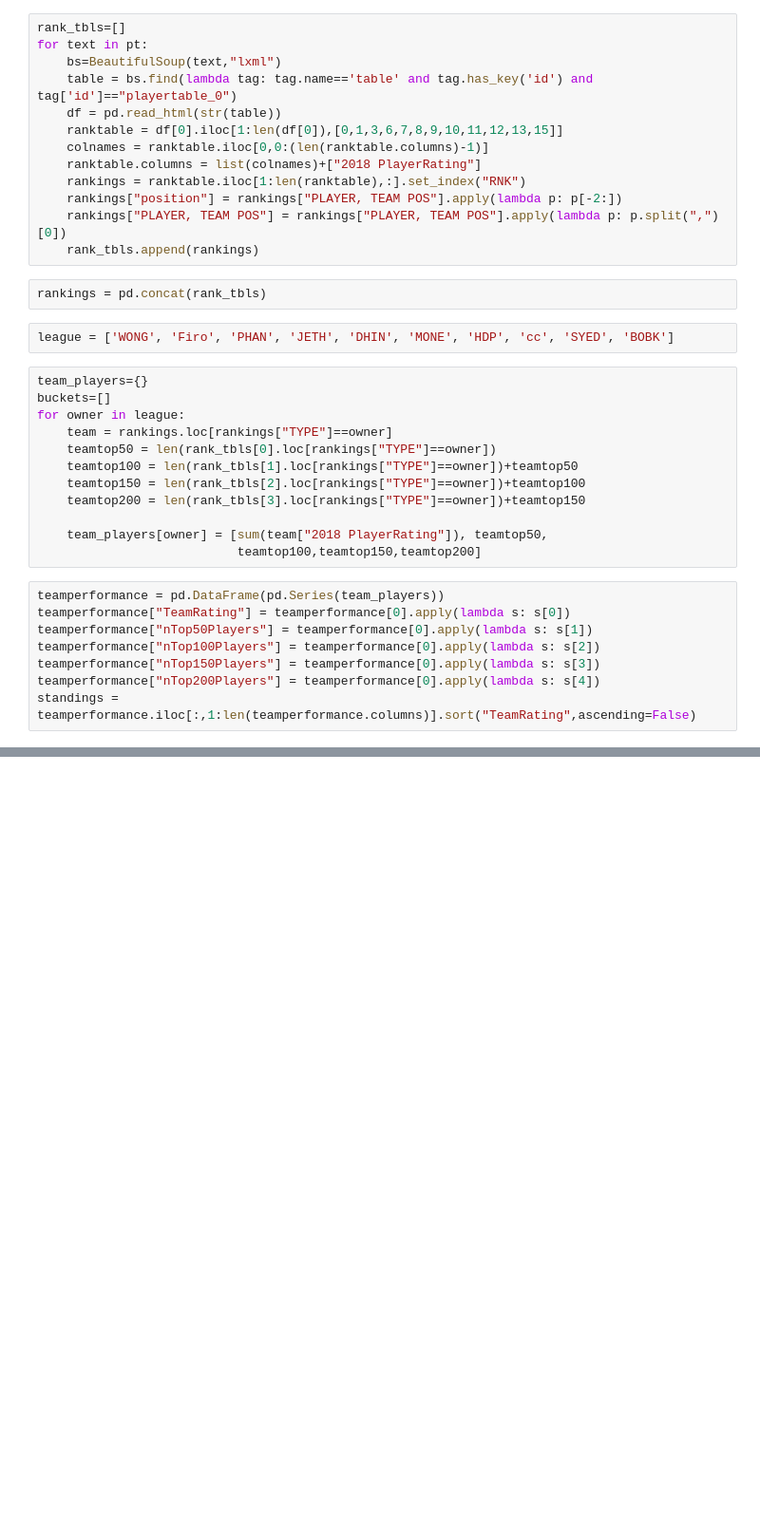
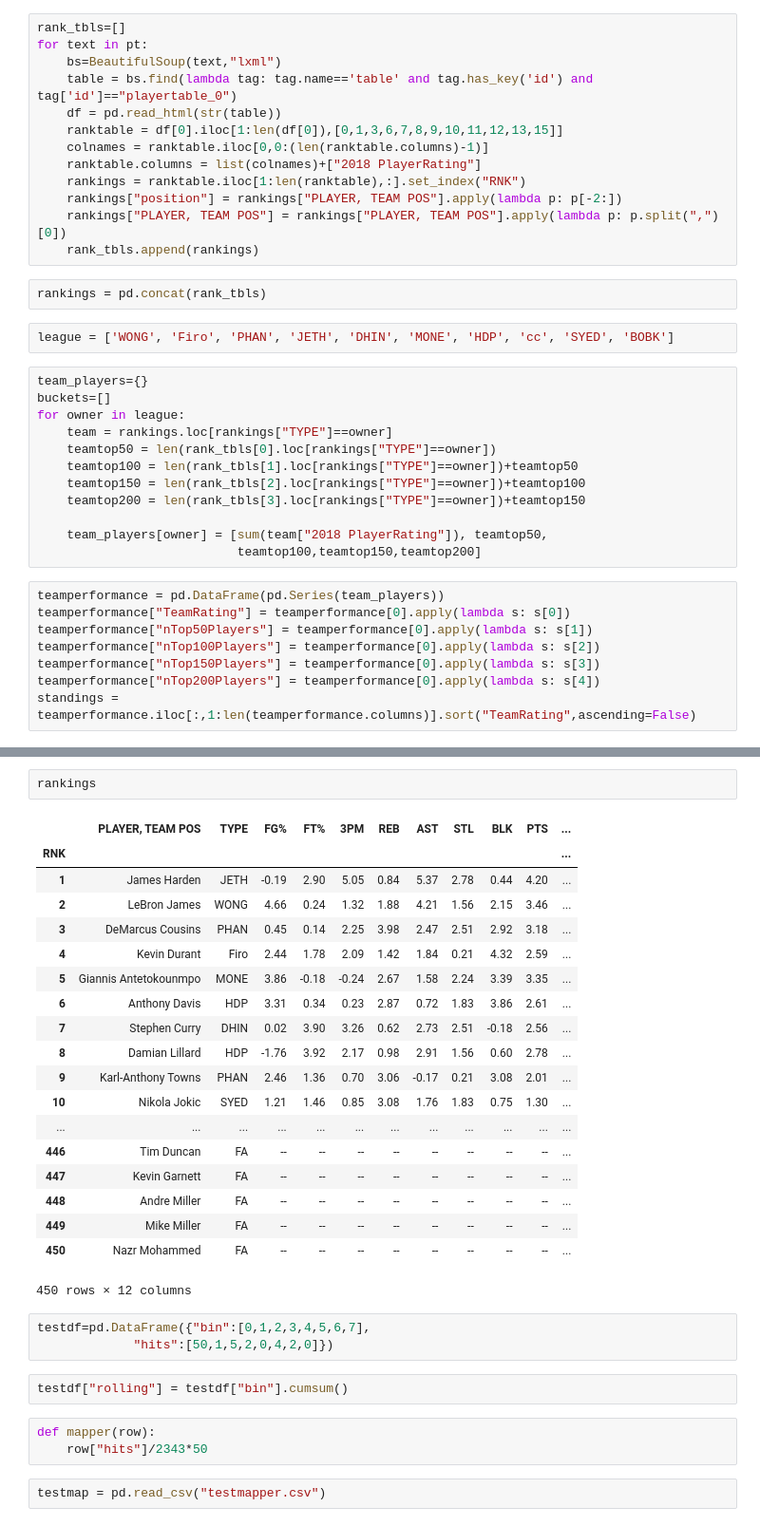
Before and after one commit to ewongz/espnfantasy, a Jupyter notebook: NBA Player Rank.ipynb, the cells around one changed output, grey strips where cells are left out. Shown: that part at 95% size. Saved outputs shown, nothing was run; the diff lists cells and outputs as text; blank space fills up the shorter version.

```diff
--- a/NBA Player Rank.ipynb
+++ b/NBA Player Rank.ipynb
@@ -89,0 +270,32 @@ rankings.loc[rankings["TYPE"]=="WONG"]
+# %%
+rankings
+# %% [output]
+|  | PLAYER, TEAM POS | TYPE | FG% | FT% | 3PM | REB | AST | STL | BLK | PTS | ... |
+| RNK |  |  |  |  |  |  |  |  |  |  | ... |
+| 1 | James Harden | JETH | -0.19 | 2.90 | 5.05 | 0.84 | 5.37 | 2.78 | 0.44 | 4.20 | ... |
+| 2 | LeBron James | WONG | 4.66 | 0.24 | 1.32 | 1.88 | 4.21 | 1.56 | 2.15 | 3.46 | ... |
+| 3 | DeMarcus Cousins | PHAN | 0.45 | 0.14 | 2.25 | 3.98 | 2.47 | 2.51 | 2.92 | 3.18 | ... |
+| 4 | Kevin Durant | Firo | 2.44 | 1.78 | 2.09 | 1.42 | 1.84 | 0.21 | 4.32 | 2.59 | ... |
+| 5 | Giannis Antetokounmpo | MONE | 3.86 | -0.18 | -0.24 | 2.67 | 1.58 | 2.24 | 3.39 | 3.35 | ... |
+| 6 | Anthony Davis | HDP | 3.31 | 0.34 | 0.23 | 2.87 | 0.72 | 1.83 | 3.86 | 2.61 | ... |
+| 7 | Stephen Curry | DHIN | 0.02 | 3.90 | 3.26 | 0.62 | 2.73 | 2.51 | -0.18 | 2.56 | ... |
+| 8 | Damian Lillard | HDP | -1.76 | 3.92 | 2.17 | 0.98 | 2.91 | 1.56 | 0.60 | 2.78 | ... |
+| 9 | Karl-Anthony Towns | PHAN | 2.46 | 1.36 | 0.70 | 3.06 | -0.17 | 0.21 | 3.08 | 2.01 | ... |
+| 10 | Nikola Jokic | SYED | 1.21 | 1.46 | 0.85 | 3.08 | 1.76 | 1.83 | 0.75 | 1.30 | ... |
+| ... | ... | ... | ... | ... | ... | ... | ... | ... | ... | ... | ... |
+| 446 | Tim Duncan | FA | -- | -- | -- | -- | -- | -- | -- | -- | ... |
+| 447 | Kevin Garnett | FA | -- | -- | -- | -- | -- | -- | -- | -- | ... |
+| 448 | Andre Miller | FA | -- | -- | -- | -- | -- | -- | -- | -- | ... |
+| 449 | Mike Miller | FA | -- | -- | -- | -- | -- | -- | -- | -- | ... |
+| 450 | Nazr Mohammed | FA | -- | -- | -- | -- | -- | -- | -- | -- | ... |
+450 rows × 12 columns
+# %%
+testdf=pd.DataFrame({"bin":[0,1,2,3,4,5,6,7],
+             "hits":[50,1,5,2,0,4,2,0]})
+# %%
+testdf["rolling"] = testdf["bin"].cumsum()
+# %%
+def mapper(row):
+    row["hits"]/2343*50
+# %%
+testmap = pd.read_csv("testmapper.csv")
```
Also changed, not shown: parts of 27 cells of this notebook.
